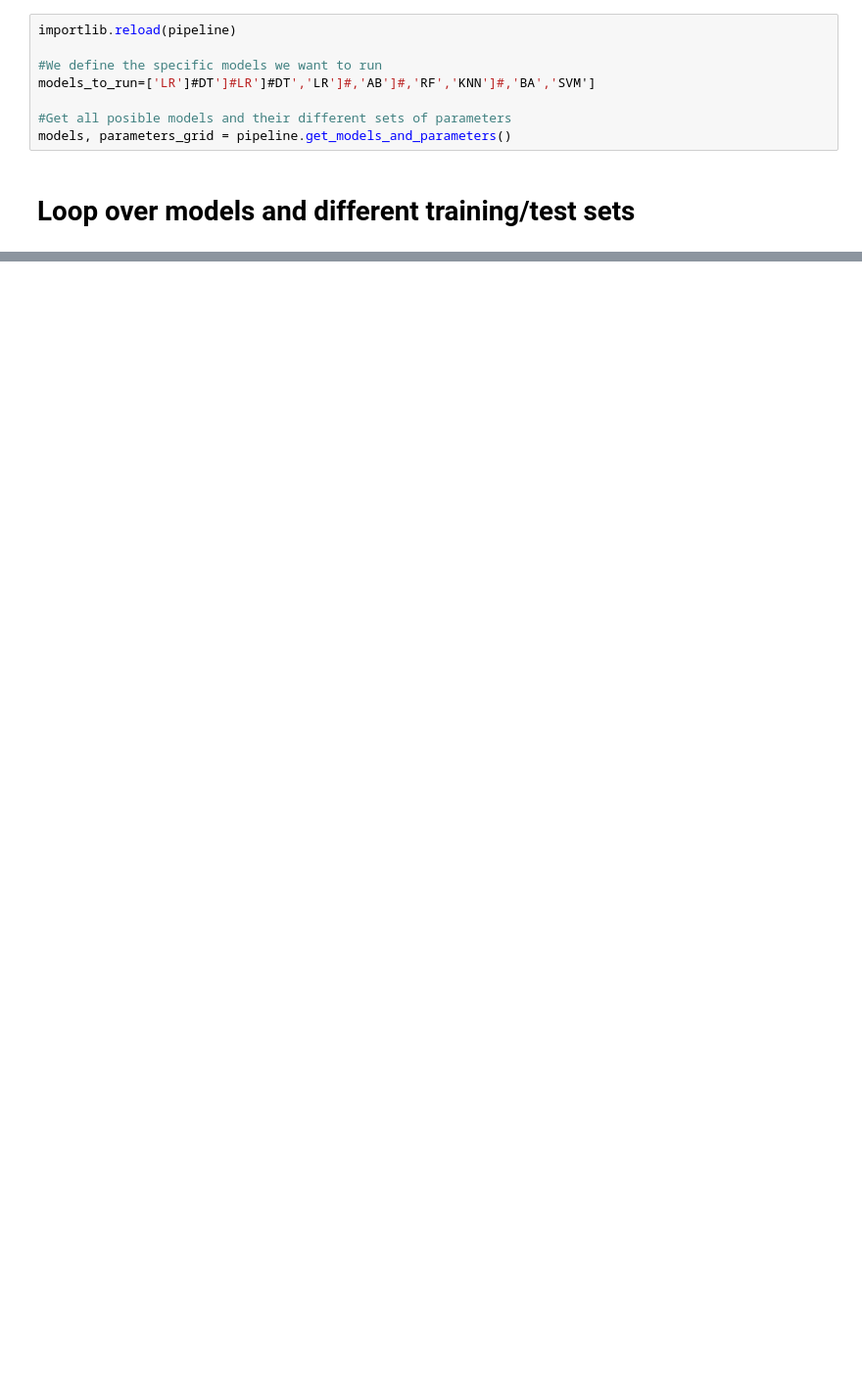
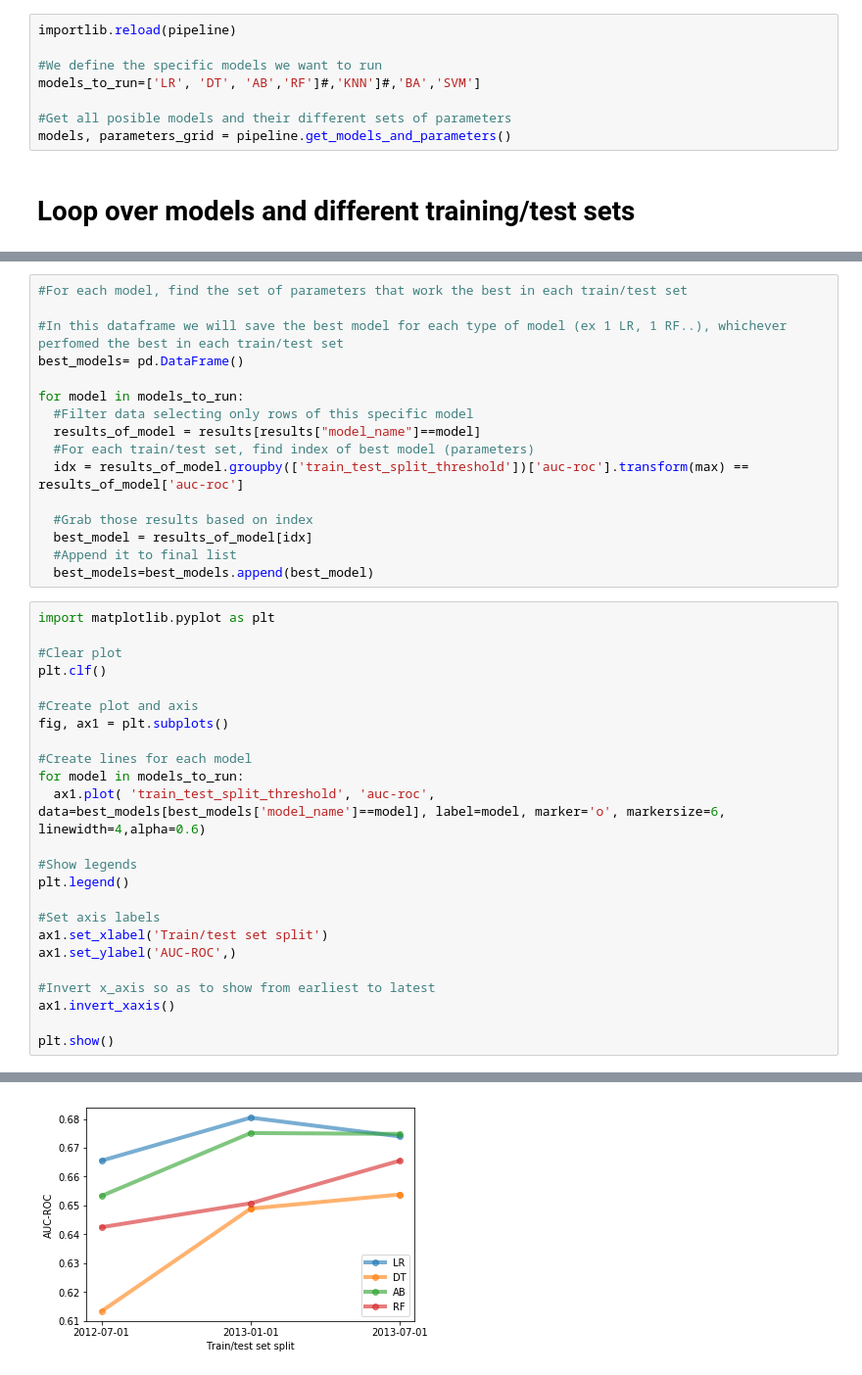
Before and after one commit to fhalamos/ML-pipeline, a Jupyter notebook: predict_donorschoose_60_days.ipynb, the cells around one changed output, grey strips where cells are left out. Shown at 98% size. Drawn from its saved outputs; the diff is of its cells as text; blank space fills up the shorter version.

Commit message:
Added comparison of models for different train/test sets

```diff
--- a/predict_donorschoose_60_days.ipynb
+++ b/predict_donorschoose_60_days.ipynb
@@ -132,7 +152,7 @@ columns_to_process = [
 importlib.reload(pipeline)
 
 #We define the specific models we want to run
-models_to_run=['LR']#DT']#LR']#DT','LR']#,'AB']#,'RF','KNN']#,'BA','SVM']
+models_to_run=['LR', 'DT', 'AB','RF']#,'KNN']#,'BA','SVM']
 
 #Get all posible models and their different sets of parameters
 models, parameters_grid = pipeline.get_models_and_parameters()
@@ -144,0 +219,41 @@ results = pipeline.iterate_over_models_and_training_test_sets(models_to_run, mod
+# %%
+#For each model, find the set of parameters that work the best in each train/test set
+
+#In this dataframe we will save the best model for each type of model (ex 1 LR, 1 RF..), whichever perfomed the best in each train/test set
+best_models= pd.DataFrame()
+
+for model in models_to_run:
+  #Filter data selecting only rows of this specific model
+  results_of_model = results[results["model_name"]==model]
+  #For each train/test set, find index of best model (parameters)
+  idx = results_of_model.groupby(['train_test_split_threshold'])['auc-roc'].transform(max) == results_of_model['auc-roc']
+
+  #Grab those results based on index
+  best_model = results_of_model[idx]
+  #Append it to final list
+  best_models=best_models.append(best_model)
+# %%
+import matplotlib.pyplot as plt
+
+#Clear plot
+plt.clf()
+
+#Create plot and axis
+fig, ax1 = plt.subplots()
+
+#Create lines for each model
+for model in models_to_run:
+  ax1.plot( 'train_test_split_threshold', 'auc-roc', data=best_models[best_models['model_name']==model], label=model, marker='o', markersize=6, linewidth=4,alpha=0.6)
+
+#Show legends
+plt.legend()
+
+#Set axis labels
+ax1.set_xlabel('Train/test set split')
+ax1.set_ylabel('AUC-ROC',)
+
+#Invert x_axis so as to show from earliest to latest
+ax1.invert_xaxis()
+
+plt.show()
+# %% [output]
@@ -144,0 +261 @@ results = pipeline.iterate_over_models_and_training_test_sets(models_to_run, mod
+[figure, added]
```
Also changed, not shown: parts of 7 cells of this notebook, 16 other files.
